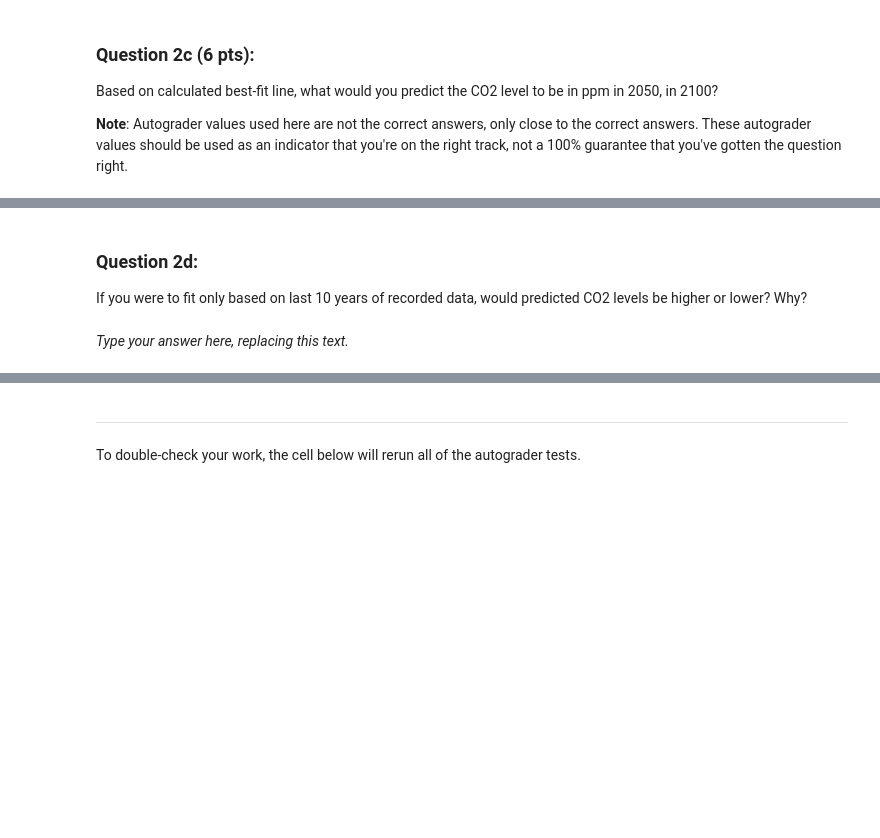
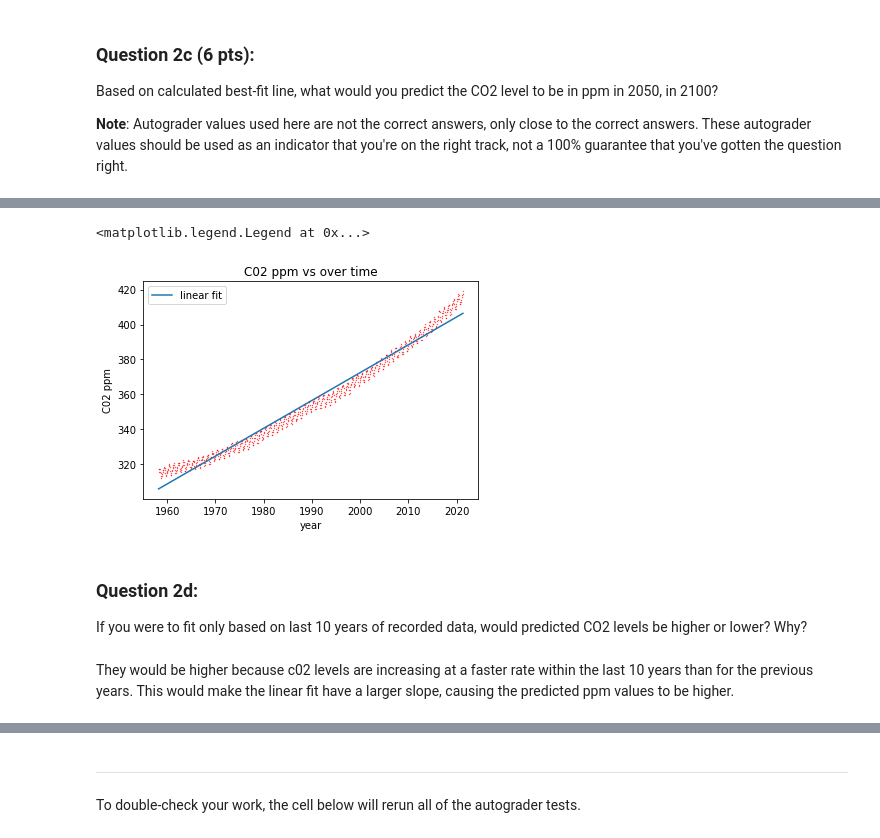
Before and after one commit to newgend2/mauna_loa, a Jupyter notebook: mauna_loa.ipynb, the cells around one changed output, grey strips where cells are left out. Saved outputs shown, nothing was run; the diff lists cells and outputs as text; code cells hidden in the pictures; blank space fills up the shorter version.

```diff
--- a/mauna_loa.ipynb
+++ b/mauna_loa.ipynb
@@ -70,11 +97,12 @@ The intercept can be calculated from the equation of a line using the mean of th
 <!-- BEGIN QUESTION -->
 # %%
 # Import regression functions
-...
+import regression_fxns as rgx
 
 # User the functions in regression_fxns.py to graph a line of best fit on the data
 # Remember - line of best fit should be extended to 2100
-...
+reg_params = rgx.get_regression_parameters(decimal, c02)
+# print(reg_params)
 # %% [markdown]
 <!-- END QUESTION -->
 
@@ -92,8 +125,23 @@ grader.check("q2c")
+# %%
+# just seeing what the current fit looks like over the data.
+fig = plt.figure()
+ax = fig.add_subplot(111)
+
+ax.scatter(decimal, c02,.1,edgecolors='r')
+ax.plot(decimal, reg_params[1] + reg_params[0] * decimal, label = 'linear fit')
+# graph info
+ax.set_title('C02 ppm vs over time')
+ax.set_xlabel('year')
+ax.set_ylabel('C02 ppm')
+ax.legend()
+# %% [output]
+<matplotlib.legend.Legend at 0x...>
+[figure, added]
 # %% [markdown]
 ### Question 2d:
 If you were to fit only based on last 10 years of recorded data, would predicted CO2 levels be higher or lower? Why?
-# %% [markdown]
-_Type your answer here, replacing this text._
+# %% [markdown]
+They would be higher because c02 levels are increasing at a faster rate within the last 10 years than for the previous years. This would make the linear fit have a larger slope, causing the predicted ppm values to be higher.
 # %% [markdown]
 <!-- END QUESTION -->
 # %% [markdown]
```
Also changed, not shown: parts of 9 cells of this notebook, 1 other file.
